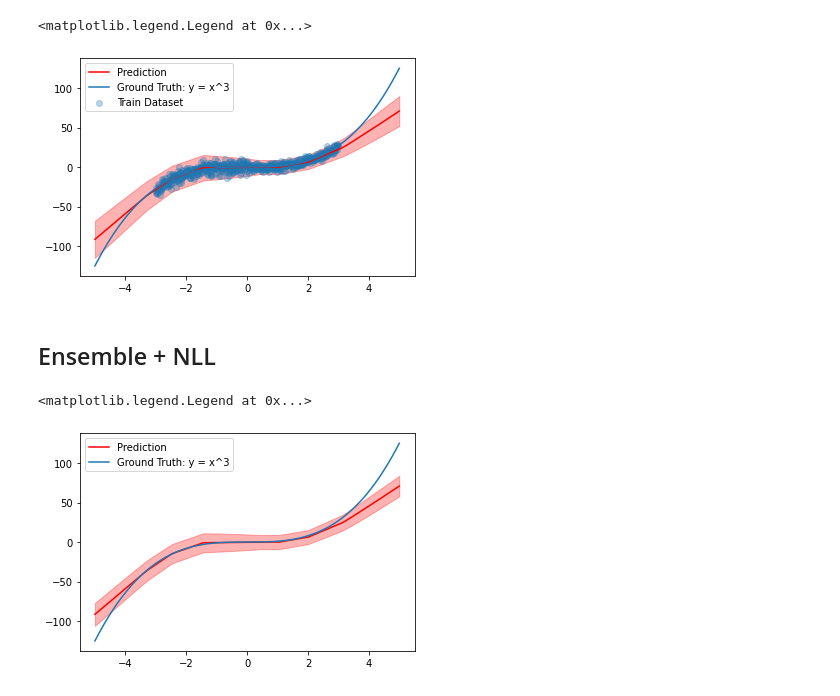
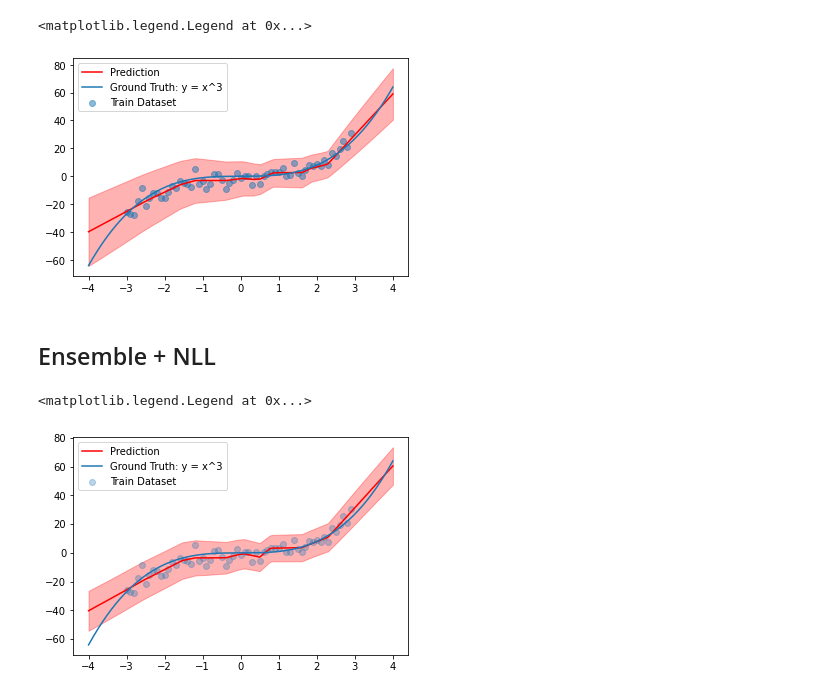
Before and after one commit to mons2us/paper_reproduction, a Jupyter notebook: Deep-Ensemble/deepensemble.ipynb, the cells around one changed output. Saved outputs shown, nothing was run; the diff lists cells and outputs as text; code cells hidden in the pictures.

```diff
--- a/Deep-Ensemble/deepensemble.ipynb
+++ b/Deep-Ensemble/deepensemble.ipynb
@@ -23,7 +23,7 @@ class MakeToydata(Dataset):
         return self.len
 # %%
 abs_xrange = 3
-interval = 0.01
+interval = 0.1
 wide_sigma = 5
 narrow_sigma = 3
 
@@ -43,4 +43,4 @@ data_y_gt = [np.power(x_, 3) for x_ in data_x]
 # test_x, test_y = data_x[train_num:], data_y[train_num:]
 
 dataset = MakeToydata(data_x, data_y)
-data_loader = DataLoader(dataset = dataset, batch_size = 10, shuffle = True)
+data_loader = DataLoader(dataset = dataset, batch_size = 60, shuffle = True)
@@ -215,7 +225,11 @@ class SingleNet(nn.Module):
     def forward(self, x):
         x = self.layer1(x)
         x = self.layer2(x)
-        return x
+
+        x = x.reshape(-1, 2)
+        mu, var = torch.split(x, self.output_dim-1, dim=1)
+        var = F.softplus(var) + 1e-6
+        return mu, var
 
 
 def sigma_softplus(x):
@@ -223,19 +237,20 @@ def sigma_softplus(x):
     softplus = torch.where(softplus==float('inf'), x, softplus)
     return softplus
 
+def nll_loss(mu, sigma, labels):
+    var = sigma_softplus(sigma) + 1e-6
+    loss = torch.div(torch.pow(torch.sub(labels, mu), 2), var)
+    loss += torch.div(torch.log(var), 2)
+    return torch.sum(loss)
 
-def nll_loss(mu, sigma, labels):
-    var = sigma_softplus(sigma)
-    loss = torch.mean(torch.div(torch.pow(torch.sub(labels, mu), 2), var))
-    loss += torch.mean(torch.log(var))
-    return loss
+# def nll_loss(mu, sigma, labels):
+#     return (torch.log(sigma) + (labels-mu)**2/(2*sigma)).sum()
 
 singlenet = SingleNet()
-softplus = nn.Softplus()
 optimizer = optim.Adam(singlenet.parameters(), lr = 0.1)
 
 # Hyper-params
-epochs = 200
+epochs = 2000
 
 losses = []
 for epoch in range(epochs):
@@ -243,14 +258,12 @@ for epoch in range(epochs):
 
     for i, (x, y) in enumerate(data_loader):
 
-        inputs = torch.unsqueeze(x, 1)
-        labels = torch.unsqueeze(y, 1)
+        inputs = Variable(torch.unsqueeze(x, 1))
+        labels = Variable(torch.unsqueeze(y, 1))
 
         optimizer.zero_grad()
 
-        outputs = singlenet(inputs)
-        mu = torch.unsqueeze(outputs[:, 0], 1)
-        sigma = torch.unsqueeze(outputs[:, 1]+1e-6, 1)
+        mu, sigma = singlenet(inputs)
 
         loss = nll_loss(mu, sigma, labels)
         loss.backward()
@@ -258,7 +271,7 @@ for epoch in range(epochs):
 
         batch_loss += loss.item()
 
-    if epoch % 10 == 0:
+    if epoch % 100 == 0:
         print(f"loss: {batch_loss/len(data_loader)}")
 
     losses.append(batch_loss/len(data_loader))
@@ -286,7 +299,7 @@ loss: 3.7145486156145733
 # %%
 singlenet.eval()
 
-x_for_plot = np.linspace(-5, 5, 400)
+x_for_plot = np.linspace(-4, 4, 400)
 y_for_plot = [np.power(x_, 3) for x_ in x_for_plot]
 
 pred_mu = list(map(lambda r: r.detach().numpy(), [singlenet(torch.tensor([x]))[0] for x in x_for_plot]))
@@ -294,15 +307,18 @@ pred_sigma = list(map(lambda r: np.sqrt(r.detach().numpy())*3, [singlenet(torch.
 
 pred_mu = np.array(pred_mu)
 pred_sigma = np.array(pred_sigma)
+# %%
+pred_mu = pred_mu.reshape(-1)
+pred_sigma = pred_sigma.reshape(-1)
 # %%
-plt.plot(x_for_plot, pred_mu, color = 'r', label = 'Prediction')
+plt.plot(x_for_plot, pred_mu.reshape(-1), color = 'r', label = 'Prediction')
 plt.plot(x_for_plot, y_for_plot, label = 'Ground Truth: y = x^3')
 plt.fill_between(x_for_plot, pred_mu+pred_sigma, pred_mu-pred_sigma, color = 'r',  alpha=0.3)
-plt.scatter(data_x, data_y, alpha = 0.3, label = 'Train Dataset')
+plt.scatter(data_x, data_y, alpha = 0.5, label = 'Train Dataset')
 plt.legend(loc = 'best')
 # %% [output]
 <matplotlib.legend.Legend at 0x...>
-[figure, old version]
+[figure, new version]
 # %% [markdown]
 ## Ensemble + NLL
 # %%
@@ -418,9 +438,9 @@ sig_star = np.sqrt(var_star)*3
 # %%
 plt.plot(x_for_plot, ensem_nll_mean, color = 'r', label = 'Prediction')
 plt.plot(x_for_plot, y_for_plot, label = 'Ground Truth: y = x^3')
-plt.fill_between(x_for_plot, ensem_nll_mean+sig_star, ensem_nll_mean-sig_star, color = 'r',  alpha=0.3)
-#plt.scatter(data_x, data_y, alpha = 0.3, label = 'Train Dataset')
+plt.fill_between(x_for_plot, ensem_nll_mean+sig_fin, ensem_nll_mean-sig_fin, color = 'r',  alpha=0.3)
+plt.scatter(data_x, data_y, alpha = 0.3, label = 'Train Dataset')
 plt.legend(loc = 'best')
 # %% [output]
 <matplotlib.legend.Legend at 0x...>
-[figure, old version]
+[figure, new version]
```
Also changed, not shown: parts of 14 cells of this notebook.
